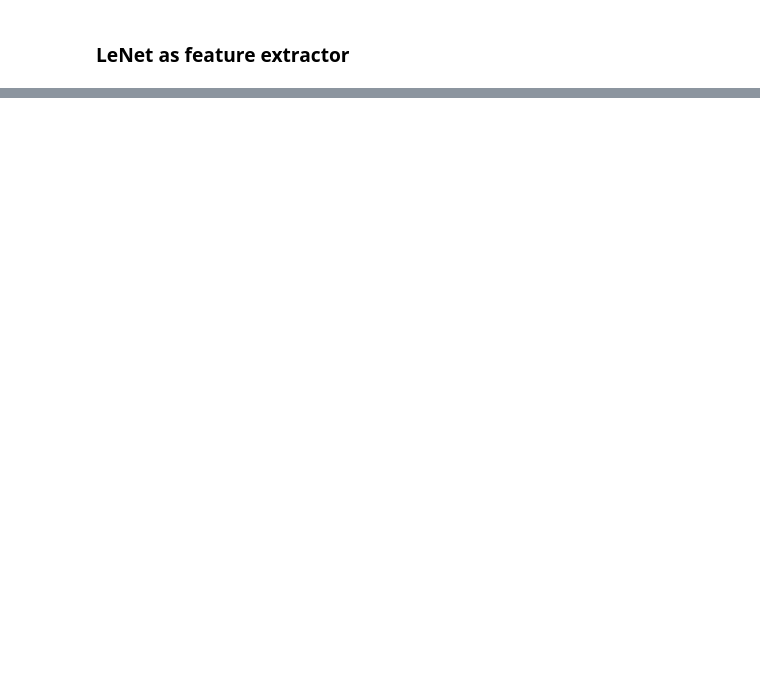
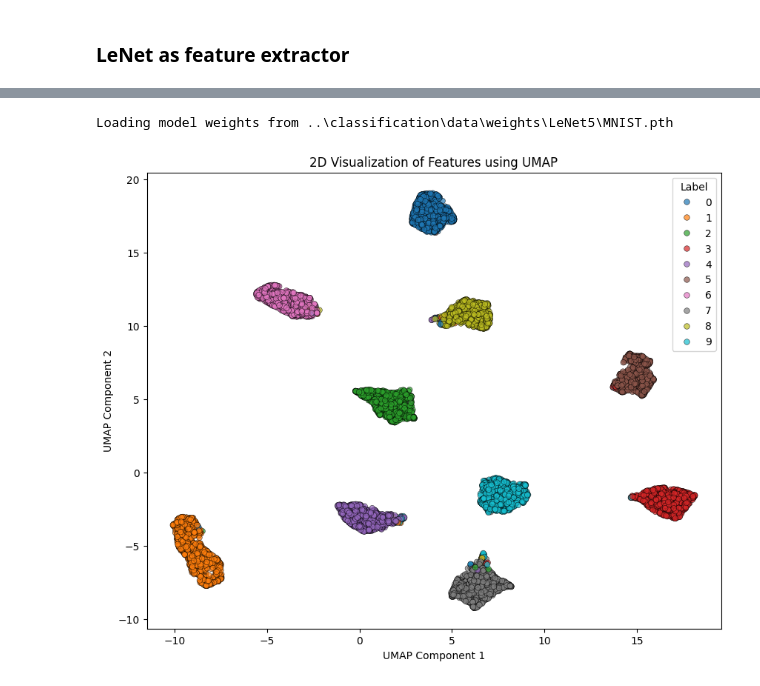
Before and after one commit to ChristinaVlach/Introduction-Statistical-Data-Analysis-Machine-Learning, a Jupyter notebook: dimensionality_reduction/feature_extraction.ipynb, the cells around one changed output, grey strips where cells are left out. Cells and saved outputs as stored; diff of their text form; code cells hidden in the pictures; blank space fills up the shorter version.

```diff
--- a/dimensionality_reduction/feature_extraction.ipynb
+++ b/dimensionality_reduction/feature_extraction.ipynb
@@ -144,9 +171,14 @@ class LeNet5(nn.Module):
 # %%
-model = LeNet5()
-weights = os.path.join("..", "data", "weights", "Lenet5", "MNIST.pth")
-model.load_state_dict(torch.load(weights))
+# load the model weights
+weights = os.path.join("..","classification","data", "weights", "LeNet5","MNIST.pth")
+print(f"Loading model weights from {weights}")
+model.load_state_dict(torch.load(weights,weights_only=True))
 model.eval()
 with torch.no_grad():
     test_features = model(X_test_tensor, return_features=True)
 
-print(f"Extracted feature shape for training set: {test_features.shape}")
+umap_embedding = reducer.fit_transform(test_features)
+plot_features(umap_embedding, y_test)
+# %% [output]
+Loading model weights from ..\classification\data\weights\LeNet5\MNIST.pth
+[figure, added]
```
Also changed, not shown: parts of 14 cells of this notebook.
